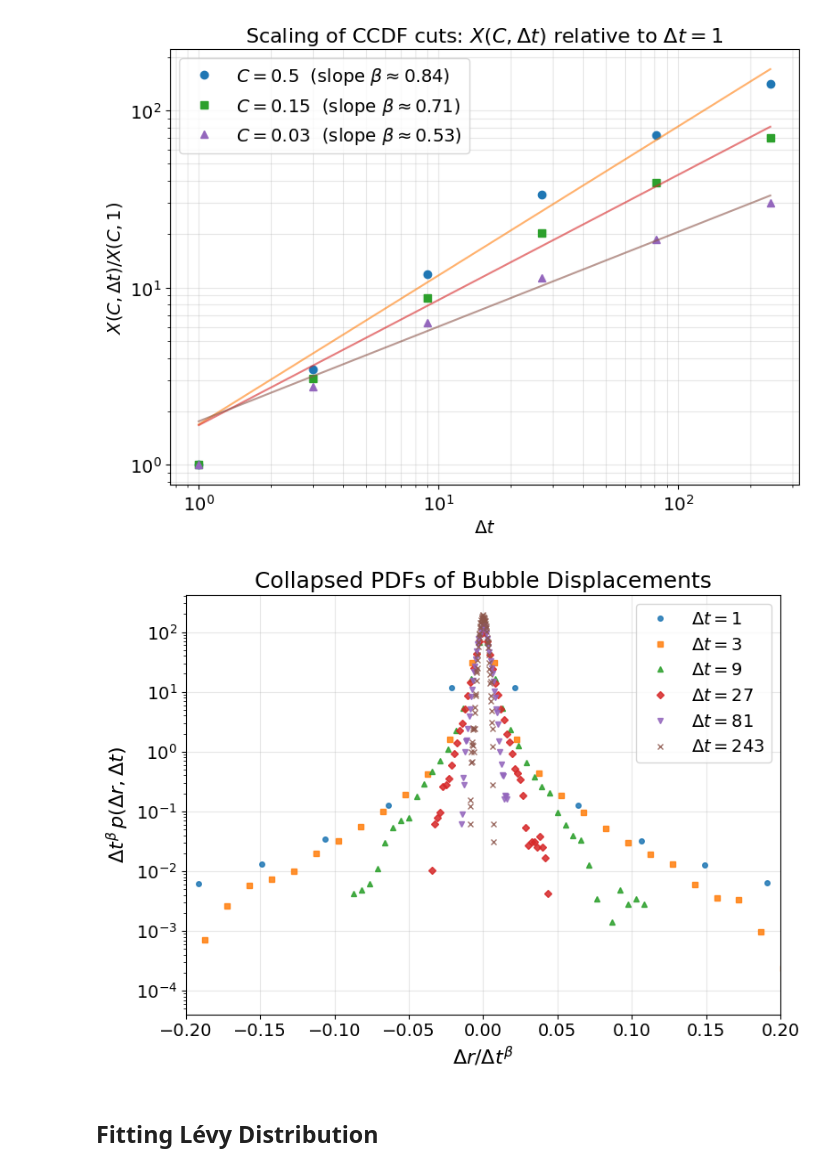
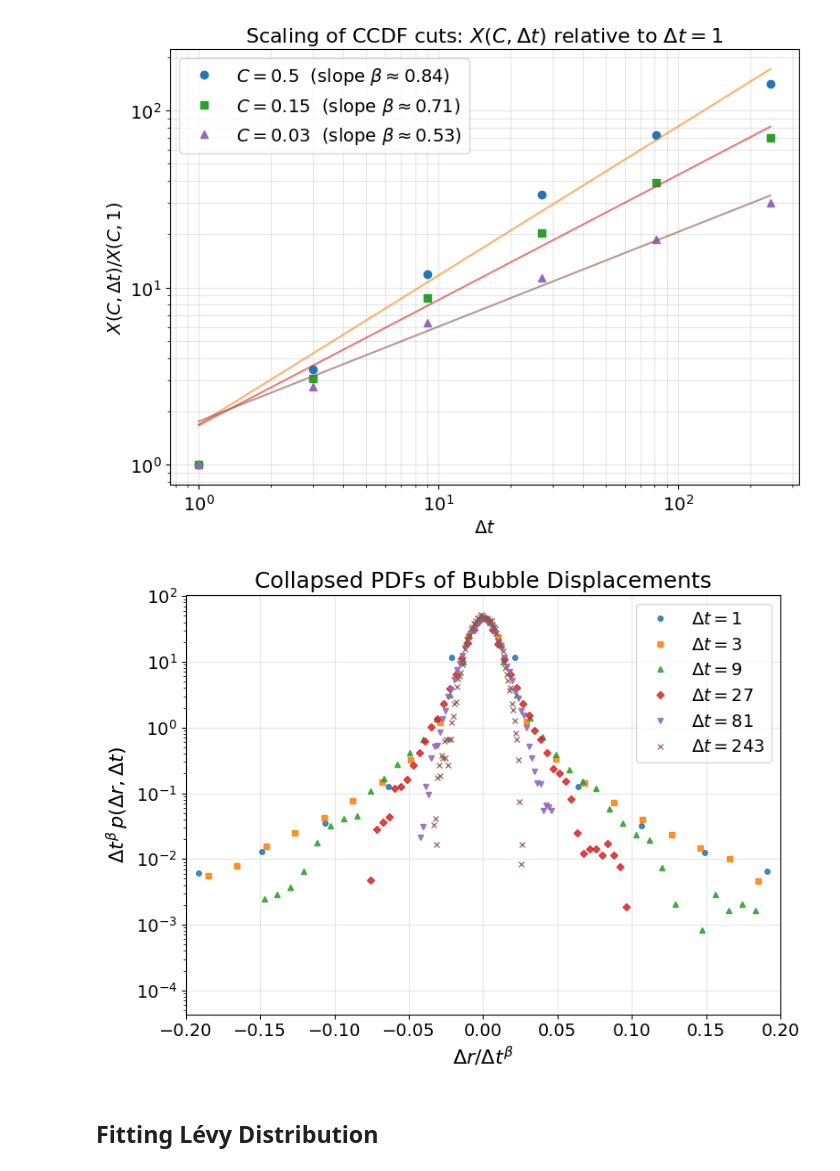
Before and after one commit to conorkirby/capstone, a Jupyter notebook: ProjectNotebooks/03_DisplacementDistributions.ipynb, the cells around one changed output. Saved outputs shown, nothing was run; the diff lists cells and outputs as text; code cells hidden in the pictures.

```diff
--- a/ProjectNotebooks/03_DisplacementDistributions.ipynb
+++ b/ProjectNotebooks/03_DisplacementDistributions.ipynb
@@ -228,43 +228,3 @@ plt.show()
 Δt=81: n=221678, mean=0.00265, var=0.05074
 Δt=243: n=140454, mean=0.01838, var=0.15241
 [figure]
-# %%
-# Take absolute value of displacements to average data since we don't care about direction
-
-fig, axs = plt.subplots(2, 3, figsize=(15, 10))
-axs = axs.ravel()
-plt.suptitle('Distribution of Bubble Displacements (abs value)', fontsize=20, y=0.95)
-
-for idx, dt in enumerate(dt_values):
-    all_dx, all_dy = [], []
-
-    for bubble_id, g in df_corrected.groupby("id"):
-        g = g.sort_values("timestep").copy()
-        x, y = g["x"].to_numpy(), g["y"].to_numpy()
-
-        if len(x) <= dt:
-            continue
-
-        dx_dt = x[dt:] - x[:-dt]
-        dy_dt = y[dt:] - y[:-dt]
-
-        all_dx.extend(dx_dt)
-        all_dy.extend(dy_dt)
-
-    all_disp = np.concatenate([all_dx, all_dy])
-    all_disp_abs = np.abs(all_disp)
-
-    axs[idx].hist(all_disp_abs, bins=80, alpha=0.9)
-    axs[idx].set_title(rf"$\Delta t = {dt}$", fontsize=18)
-    axs[idx].grid(alpha=0.3)
-    axs[idx].set_yscale('log')
-    axs[idx].set_xlim(0, 1.7)
-    axs[idx].set_ylim(1, 1e6)
-    axs[idx].set_xlabel(r"Displacement $|\Delta r|$", fontsize=16)
-    axs[idx].set_ylabel("Frequency")
-
-    print(f"Δt={dt}: n={len(all_disp_abs)}, mean={np.mean(all_disp_abs):.5f}, var={np.var(all_disp_abs):.5f}")
-
-plt.tight_layout(rect=[0, 0, 1, 0.98])
-plt.savefig("/Users/conorkirby/Library/Mobile Documents/com~apple~CloudDocs/Coding/projects/python/capstone/Figures_Sample2/03_Figures/displacement_distributions_abs_2.png", dpi=300, bbox_inches='tight')
-plt.show()
@@ -596,7 +548,7 @@ plt.show()
 # Test collapse.
 # ==== Collapse signed displacement PDFs for bubbles ====
 # assume you already have: dt_values, df_corrected, and a fitted beta (e.g. from CCDF cuts)
-beta_collapse = 0.95   # or set manually, e.g. beta_collapse = 0.5
+beta_collapse = 0.71  # or set manually, e.g. beta_collapse = 0.5
 
 plt.figure(figsize=(8, 6))
 markers = ['o', 's', '^', 'D', 'v', 'x']
@@ -638,34 +590,34 @@ for idx, dt in enumerate(dt_plot_order):
     # scaling factor s(dt) = dt^beta
     s_dt = dt ** beta_collapse
 
     # rescale x and p(x) according to dynamic scaling ansatz
     x_scaled   = bin_centers / s_dt
     pdf_scaled = counts * s_dt
 
     plt.plot(
         x_scaled, pdf_scaled,
         marker=markers[idx % len(markers)],
         linestyle='none',
         alpha=0.85,
         markersize=4,
         label=rf'$\Delta t = {dt}$'
     )
 
 # you can use log or linear y depending on what you want to see
 plt.yscale('log')      # comment this out for linear y
 # plt.ylim(1e-3, 1e5)  # tweak if needed
 
 plt.xlabel(r"$\Delta r / \Delta t^{\beta}$", fontsize=16)
 plt.ylabel(r"$\Delta t^{\beta} \, p(\Delta r, \Delta t)$", fontsize=16)
 plt.title("Collapsed PDFs of Bubble Displacements", fontsize=18)
 plt.grid(alpha=0.3)
 plt.legend()
 plt.tight_layout()
 plt.xlim(-0.2, 0.2)
 # plt.savefig("/Users/conorkirby/Library/Mobile Documents/com~apple~CloudDocs/Coding/projects/python/capstone/Figures_Sample2/03_Figures/displacement_pdf_collapse_beta06_2.png", dpi=300, bbox_inches='tight')
 plt.show()
 # %% [output]
-[figure, old version]
+[figure, new version]
 # %% [markdown]
 ## Fitting Lévy Distribution
 # %%
```
Also changed, not shown: parts of 13 cells of this notebook, 2 other files.
